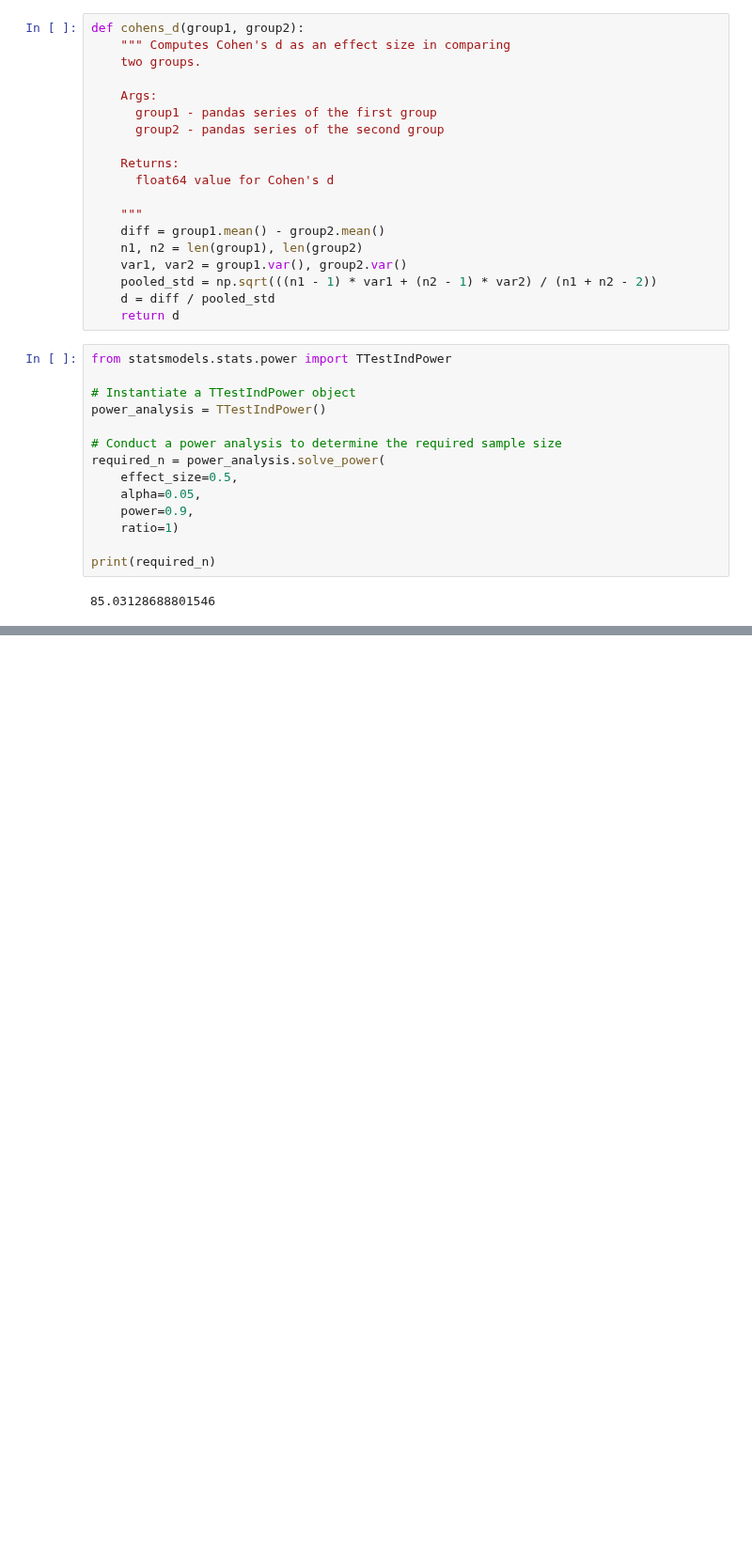
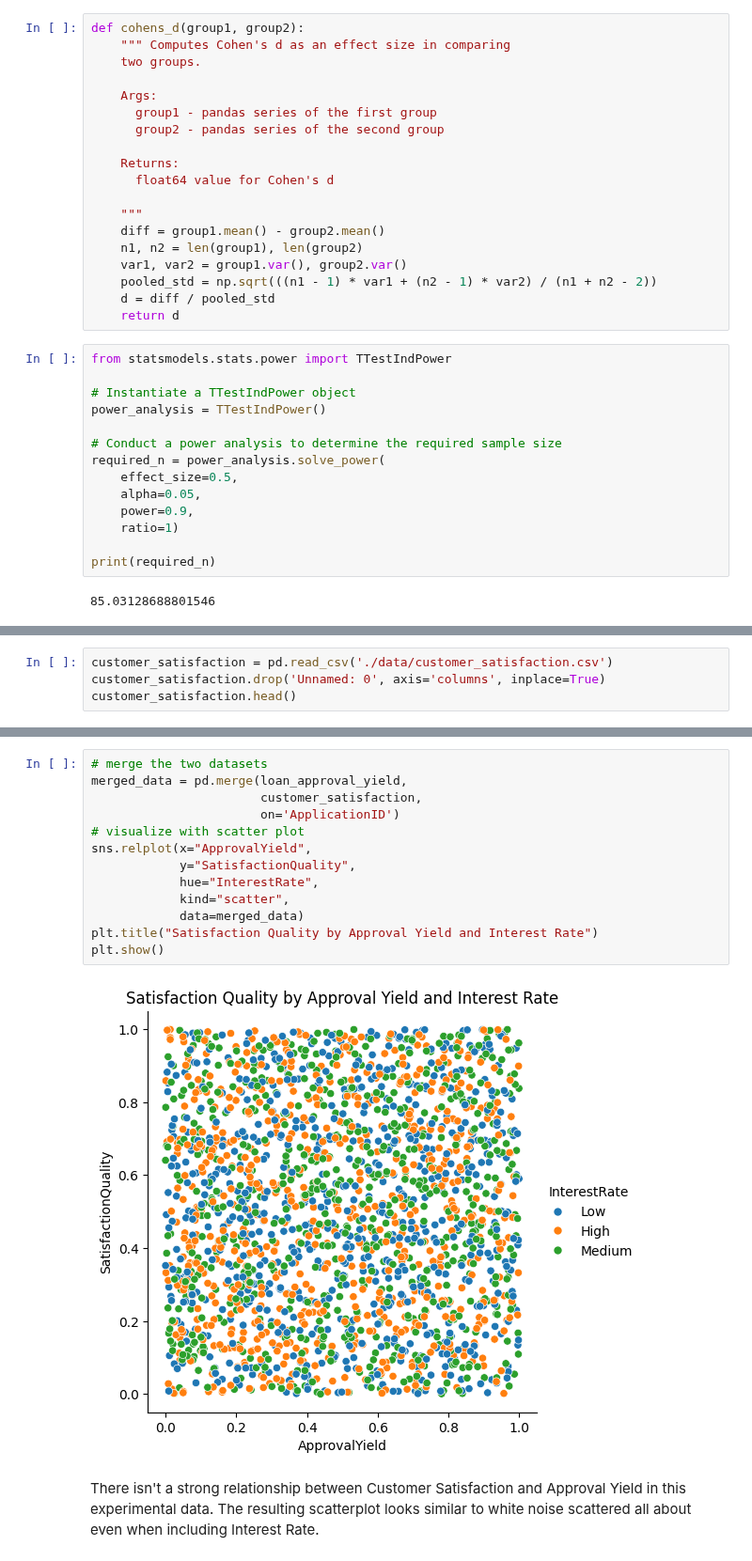
Before and after one commit to MichaelSzczepaniak/DataCamp, a Jupyter notebook: Tracks/Associate Data Scientist/30 Experimental Design in Python/ExperimentalDesignPython.ipynb, the cells around one changed output, grey strips where cells are left out. Shown at 94% size. Saved outputs shown, nothing was run; the diff lists cells and outputs as text; blank space fills up the shorter version.

Commit message:
finish section on sythesizing insights from complex experiments

```diff
--- a/Tracks/Associate Data Scientist/30 Experimental Design in Python/ExperimentalDesignPython.ipynb
+++ b/Tracks/Associate Data Scientist/30 Experimental Design in Python/ExperimentalDesignPython.ipynb
@@ -839,0 +875,4 @@ print(required_n)
+# %%
+customer_satisfaction = pd.read_csv('./data/customer_satisfaction.csv')
+customer_satisfaction.drop('Unnamed: 0', axis='columns', inplace=True)
+customer_satisfaction.head()
@@ -839,0 +886,17 @@ print(required_n)
+# %%
+# merge the two datasets
+merged_data = pd.merge(loan_approval_yield,
+                       customer_satisfaction,
+                       on='ApplicationID')
+# visualize with scatter plot
+sns.relplot(x="ApprovalYield",
+            y="SatisfactionQuality",
+            hue="InterestRate",
+            kind="scatter",
+            data=merged_data)
+plt.title("Satisfaction Quality by Approval Yield and Interest Rate")
+plt.show()
+# %% [output]
+[figure, added]
+# %% [markdown]
+There isn't a strong relationship between Customer Satisfaction and Approval Yield in this experimental data. The resulting scatterplot looks similar to white noise scattered all about even when including Interest Rate.
```
Also changed, not shown: parts of 16 cells of this notebook.
